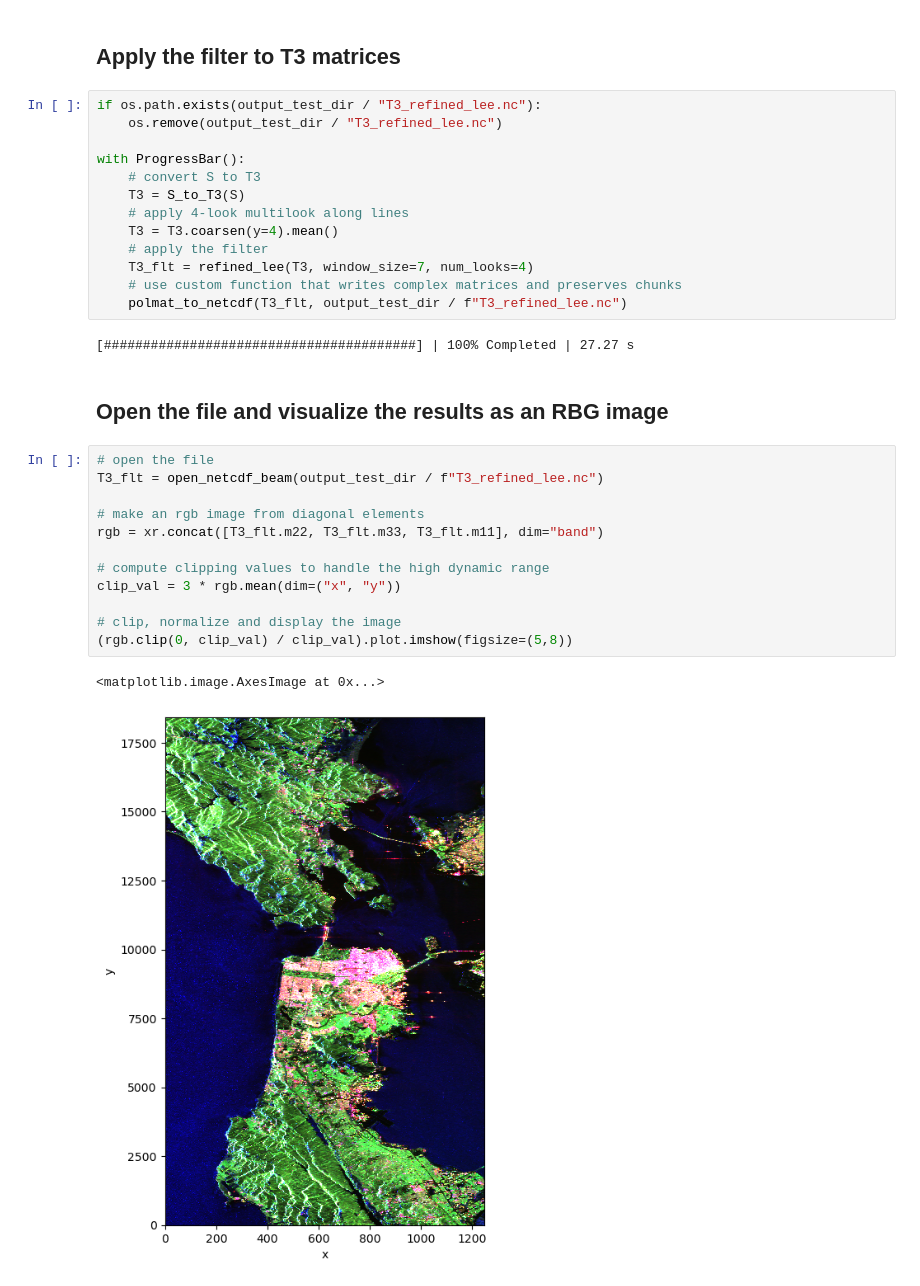
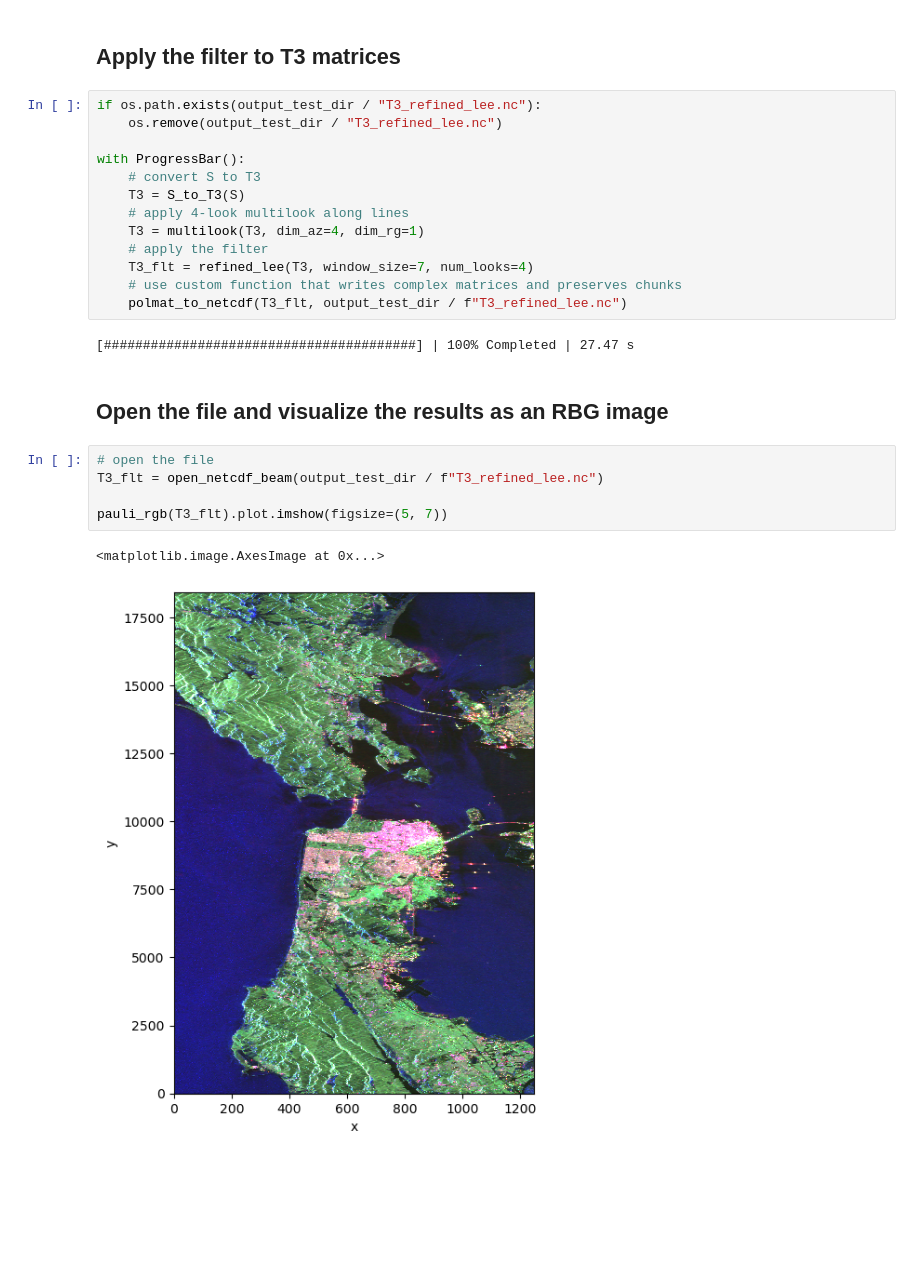
Before and after one commit to satim-co/PolSARpro, a Jupyter notebook: docs/refined-lee-tutorial.ipynb, the cells around one changed output. Drawn from its saved outputs; the diff is of its cells as text; blank space fills up the shorter version.

```diff
--- a/docs/refined-lee-tutorial.ipynb
+++ b/docs/refined-lee-tutorial.ipynb
@@ -44,27 +44,20 @@ with ProgressBar():
     # convert S to T3
     T3 = S_to_T3(S)
     # apply 4-look multilook along lines
-    T3 = T3.coarsen(y=4).mean()
+    T3 = multilook(T3, dim_az=4, dim_rg=1)
     # apply the filter
     T3_flt = refined_lee(T3, window_size=7, num_looks=4)
     # use custom function that writes complex matrices and preserves chunks
     polmat_to_netcdf(T3_flt, output_test_dir / f"T3_refined_lee.nc")
 # %% [output]
-[########################################] | 100% Completed | 27.27 s
+[########################################] | 100% Completed | 27.47 s
 # %% [markdown]
 ## Open the file and visualize the results as an RBG image
-# %%
-# open the file
-T3_flt = open_netcdf_beam(output_test_dir / f"T3_refined_lee.nc")
-
-# make an rgb image from diagonal elements
-rgb = xr.concat([T3_flt.m22, T3_flt.m33, T3_flt.m11], dim="band")
-
-# compute clipping values to handle the high dynamic range
-clip_val = 3 * rgb.mean(dim=("x", "y"))
-
-# clip, normalize and display the image
-(rgb.clip(0, clip_val) / clip_val).plot.imshow(figsize=(5,8))
-# %% [output]
-<matplotlib.image.AxesImage at 0x...>
-[figure, removed]
+# %%
+# open the file
+T3_flt = open_netcdf_beam(output_test_dir / f"T3_refined_lee.nc")
+
+pauli_rgb(T3_flt).plot.imshow(figsize=(5, 7))
+# %% [output]
+<matplotlib.image.AxesImage at 0x...>
+[figure, added]
```
Also changed, not shown: parts of 1 cell of this notebook, 1 other file.
